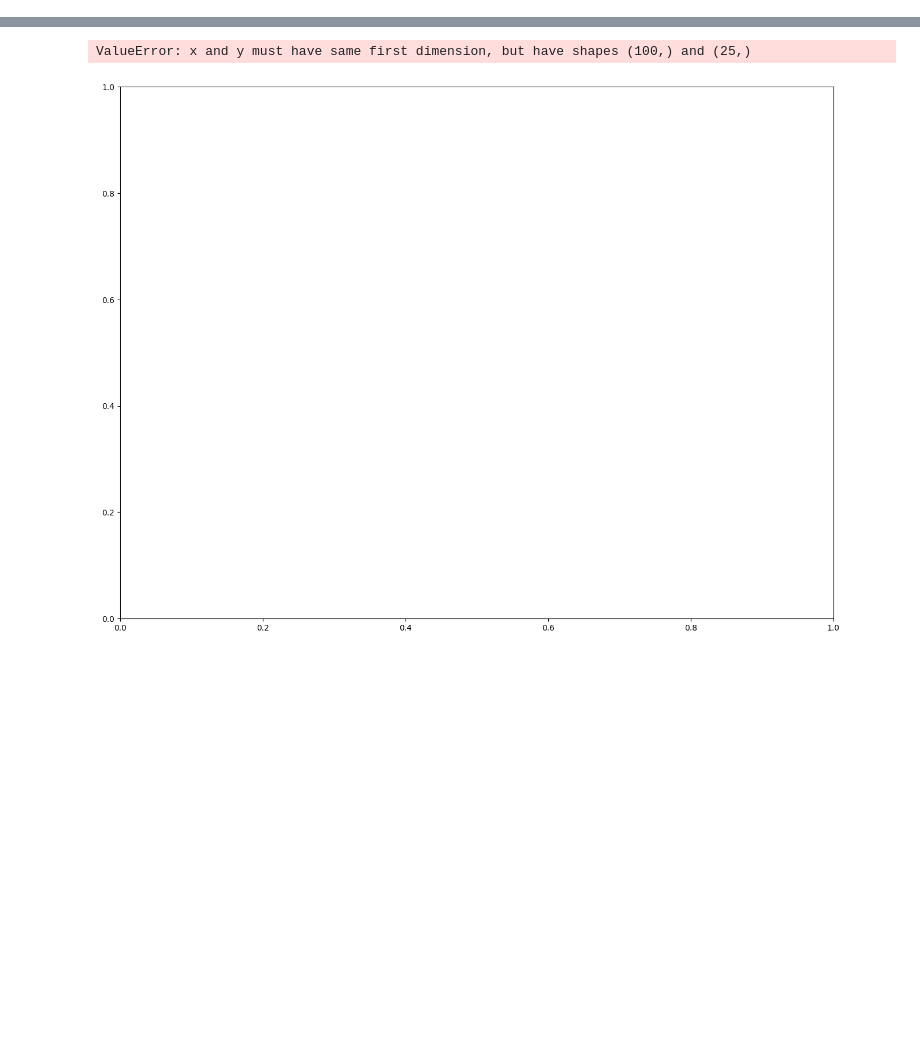
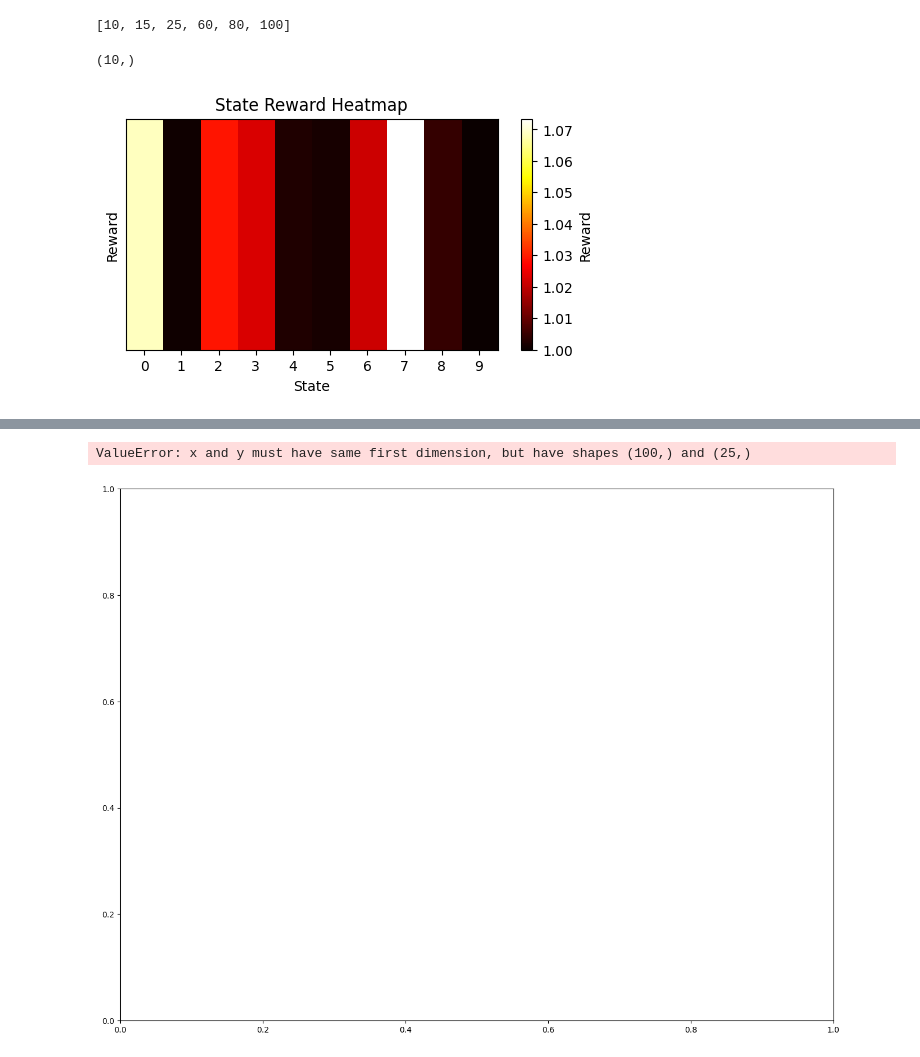
Before and after one commit to isabelkim/MI-IRL-KP, a Jupyter notebook: mdp.ipynb, the cells around one changed output, grey strips where cells are left out. Drawn from its saved outputs; the diff is of its cells as text; code cells hidden in the pictures; blank space fills up the shorter version.

```diff
--- a/mdp.ipynb
+++ b/mdp.ipynb
@@ -29,2 +26,0 @@ M = np.array(M)
-# %%
-states = 15
@@ -46,8 +69,3 @@ def convert_traj(trajectories):
         lst.append(row)
 
     return lst
-# %%
-states = 25
-actions = 5
-discount = 0.9
-T = convert_traj(trajectories)
@@ -117,0 +117,36 @@ _, soft_pi = find_policy(p_transition, reward_single, states)
+# %%
+save_single_intent_results([10, 15, 25, 60, 80, 100])
+# %% [output]
+[10, 15, 25, 60, 80, 100]
+# %%
+reward = []
+
+with np.load('data/results/single_intent_10.npz') as data:
+    reward = data['reward']
+    print(reward.shape)
+# %% [output]
+(10,)
+# %%
+def plot_reward_heatmap(reward_array):
+    """
+    Plots a heatmap of the reward at each state.
+
+    Args:
+    reward_array (numpy array): 1D numpy array representing the reward for each state.
+
+    The states are indexed from 0 to |S| - 1, where |S| is the length of the reward_array.
+    """
+    states = np.arange(len(reward_array))
+    plt.figure(figsize=(6, 3))
+    plt.imshow(reward_array.reshape(1, -1), cmap='hot', interpolation='nearest', aspect='auto')
+    plt.colorbar(label='Reward')
+    plt.xticks(ticks=states, labels=states)
+    plt.yticks([])
+    plt.title('State Reward Heatmap')
+    plt.xlabel('State')
+    plt.ylabel('Reward')
+    plt.show()
+# %%
+plot_reward_heatmap(reward)
+# %% [output]
+[figure, added]
```
Also changed, not shown: parts of 25 cells of this notebook, 1 other file.
